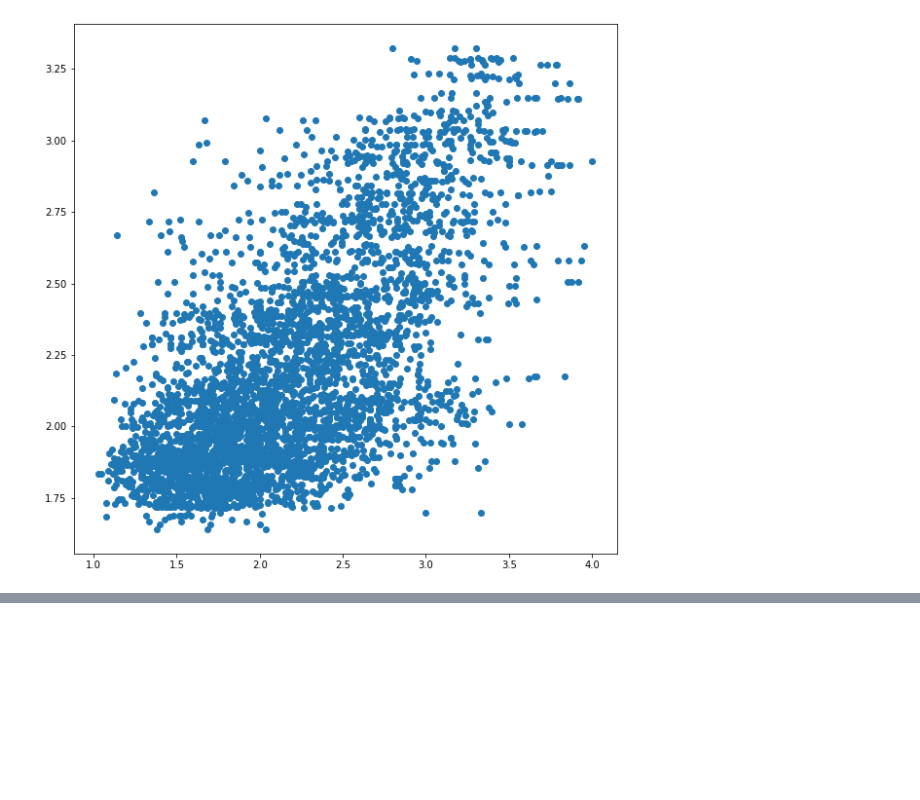
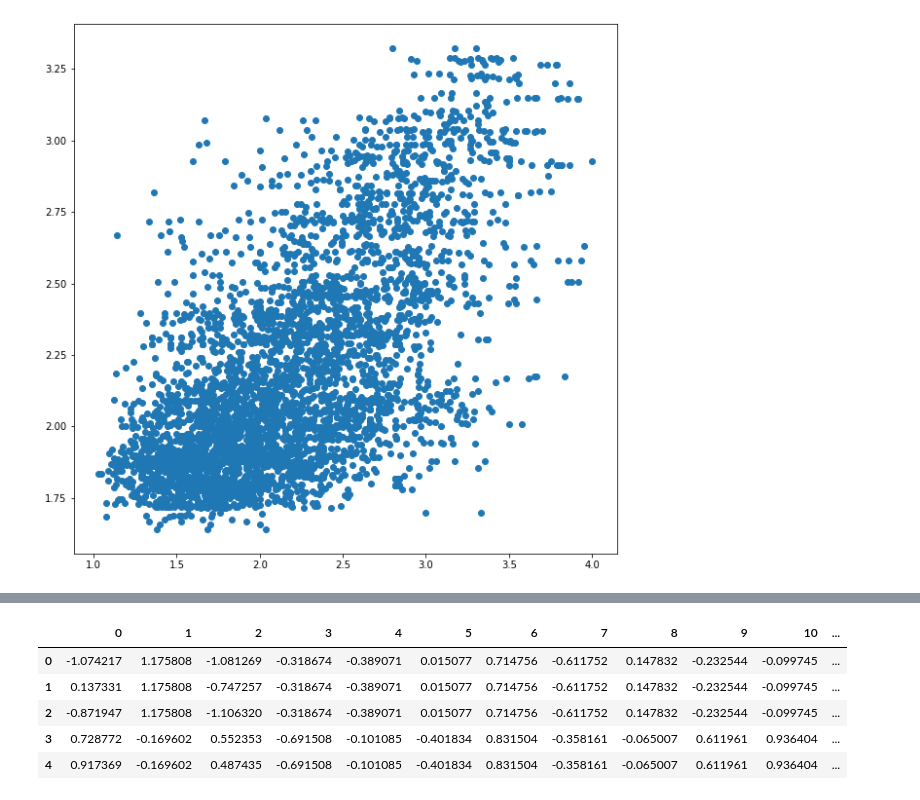
Before and after one commit to aneeshoberoi/cbs_ba2, a Jupyter notebook: NYC_Public_School.ipynb, the cells around one changed output, grey strips where cells are left out. Saved outputs shown, nothing was run; the diff lists cells and outputs as text; code cells hidden in the pictures; blank space fills up the shorter version.

```diff
--- a/NYC_Public_School.ipynb
+++ b/NYC_Public_School.ipynb
@@ -265,0 +325,11 @@ _ = ax.scatter(true_val, pred_val)
+# %%
+train_df_stdzd=pd.DataFrame(temp)
+# %%
+train_df_stdzd.head(5)
+# %% [output]
+|  | 0 | 1 | 2 | 3 | 4 | 5 | 6 | 7 | 8 | 9 | 10 | ... |
+| 0 | -1.074217 | 1.175808 | -1.081269 | -0.318674 | -0.389071 | 0.015077 | 0.714756 | -0.611752 | 0.147832 | -0.232544 | -0.099745 | ... |
+| 1 | 0.137331 | 1.175808 | -0.747257 | -0.318674 | -0.389071 | 0.015077 | 0.714756 | -0.611752 | 0.147832 | -0.232544 | -0.099745 | ... |
+| 2 | -0.871947 | 1.175808 | -1.106320 | -0.318674 | -0.389071 | 0.015077 | 0.714756 | -0.611752 | 0.147832 | -0.232544 | -0.099745 | ... |
+| 3 | 0.728772 | -0.169602 | 0.552353 | -0.691508 | -0.101085 | -0.401834 | 0.831504 | -0.358161 | -0.065007 | 0.611961 | 0.936404 | ... |
+| 4 | 0.917369 | -0.169602 | 0.487435 | -0.691508 | -0.101085 | -0.401834 | 0.831504 | -0.358161 | -0.065007 | 0.611961 | 0.936404 | ... |
```
Also changed, not shown: parts of 15 cells of this notebook.
